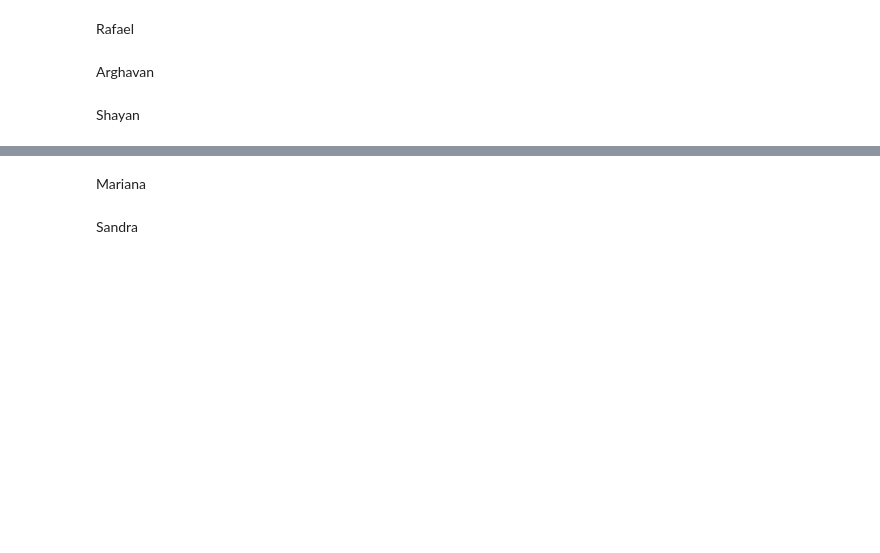
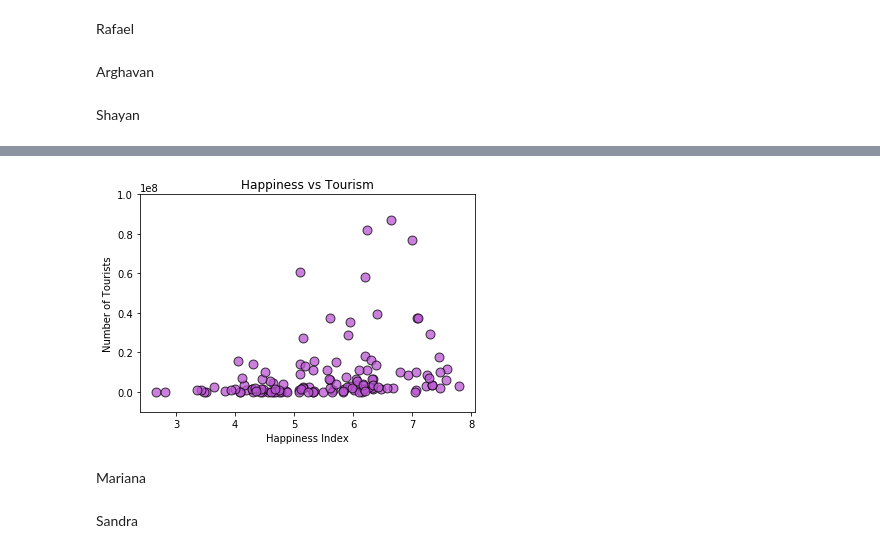
Before and after one commit to spastranas/GroupProject, a Jupyter notebook: Final .ipynb, the cells around one changed output, grey strips where cells are left out. Cells and saved outputs as stored; diff of their text form; code cells hidden in the pictures; blank space fills up the shorter version.

```diff
--- a/Final .ipynb
+++ b/Final .ipynb
@@ -99,3 +103,19 @@ Shayan
+# %%
+#call the csv file made before
+
+tourism_df = pd.read_csv("Outputs/Tourism_Happiness.csv")
+tourism_df = tourism_df.drop("Unnamed: 0", 1)
+
+#make the scatter plot
+
+plt.scatter(tourism_df["Happines Score"], tourism_df["2017"], marker="o", color="mediumorchid", s= 80, edgecolors="black", alpha=0.75)
+plt.ylim(-10000000, 100000000)
+plt.xlabel("Happiness Index")
+plt.ylabel("Number of Tourists")
+plt.title("Happiness vs Tourism")
+plt.show()
+# %% [output]
+[figure, added]
 # %% [markdown]
 Mariana
 # %% [markdown]
```
Also changed, not shown: parts of 1 cell of this notebook.
